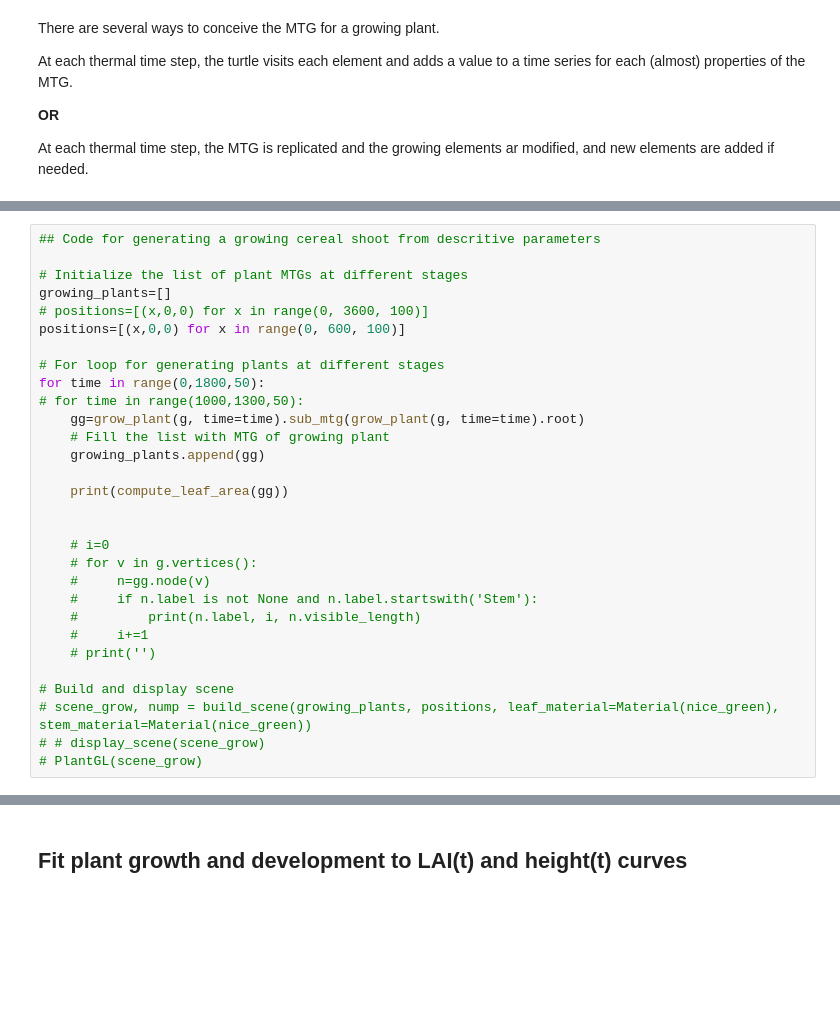
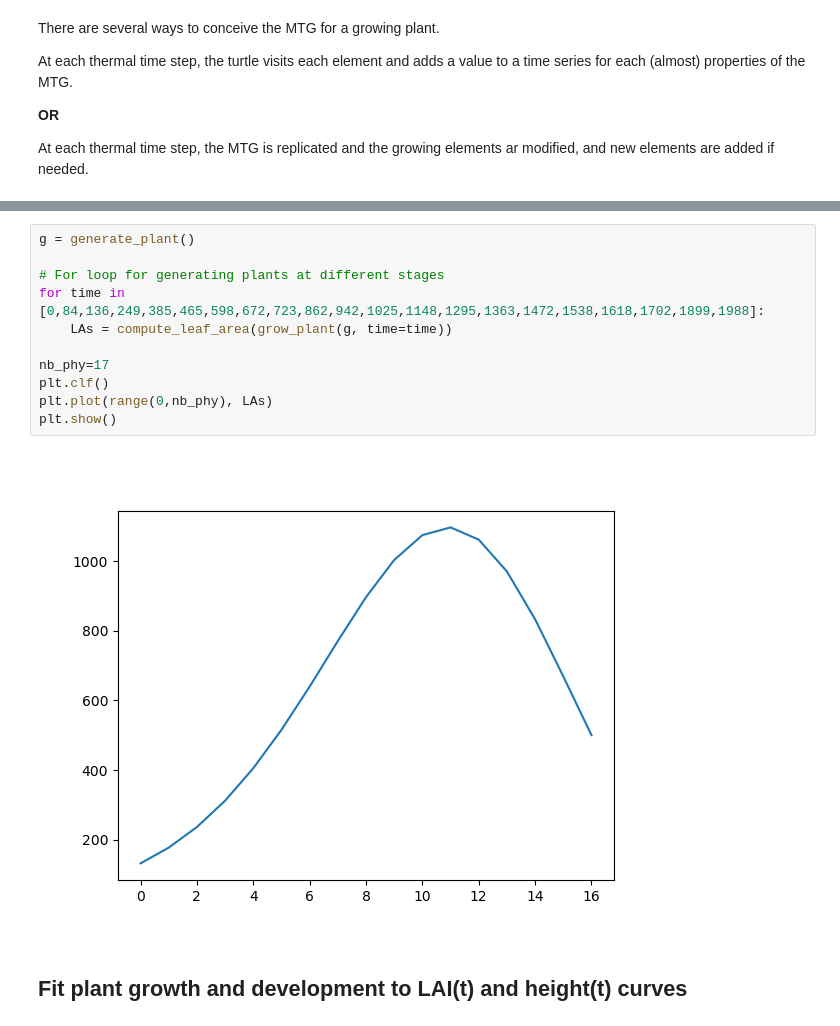
Before and after one commit to orianebro/PhD_Oriane, a Jupyter notebook: dynamic_model.ipynb, the cells around one changed output, grey strips where cells are left out. Drawn from its saved outputs; the diff is of its cells as text; blank space fills up the shorter version.

```diff
--- a/dynamic_model.ipynb
+++ b/dynamic_model.ipynb
@@ -258,30 +210,0 @@ g.properties()
-# %%
-## Code for generating a growing cereal shoot from descritive parameters
-
-# Initialize the list of plant MTGs at different stages
-growing_plants=[]
-# positions=[(x,0,0) for x in range(0, 3600, 100)]
-positions=[(x,0,0) for x in range(0, 600, 100)]
-
-# For loop for generating plants at different stages
-for time in range(0,1800,50):
-# for time in range(1000,1300,50):
-    gg=grow_plant(g, time=time).sub_mtg(grow_plant(g, time=time).root)
-    # Fill the list with MTG of growing plant
-    growing_plants.append(gg)
-
-    print(compute_leaf_area(gg))
-
-
-    # i=0
-    # for v in g.vertices():
-    #     n=gg.node(v)
-    #     if n.label is not None and n.label.startswith('Stem'):
-    #         print(n.label, i, n.visible_length)
-    #     i+=1
-    # print('')
-
-# Build and display scene
-# scene_grow, nump = build_scene(growing_plants, positions, leaf_material=Material(nice_green), stem_material=Material(nice_green))
-# # display_scene(scene_grow)
-# PlantGL(scene_grow)
@@ -306,3 +211,16 @@ for time in range(0,1800,50):
+# %%
+g = generate_plant()
+
+# For loop for generating plants at different stages
+for time in [0,84,136,249,385,465,598,672,723,862,942,1025,1148,1295,1363,1472,1538,1618,1702,1899,1988]:
+    LAs = compute_leaf_area(grow_plant(g, time=time))
+
+nb_phy=17
+plt.clf()
+plt.plot(range(0,nb_phy), LAs)
+plt.show()
+# %% [output]
+[figure, added]
 # %% [markdown]
 ## Fit plant growth and development to LAI(t) and height(t) curves
 # %% [markdown]
```
Also changed, not shown: parts of 13 cells of this notebook, 1 other file.
